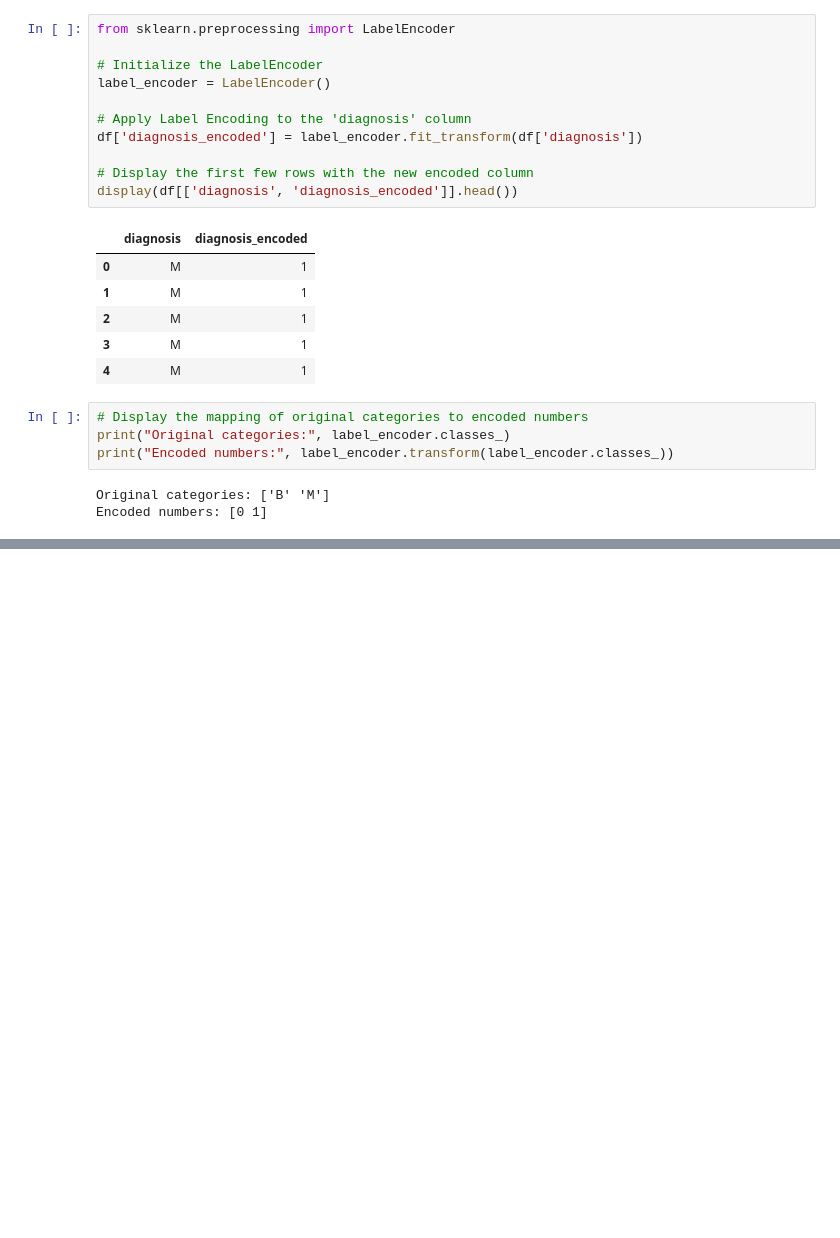
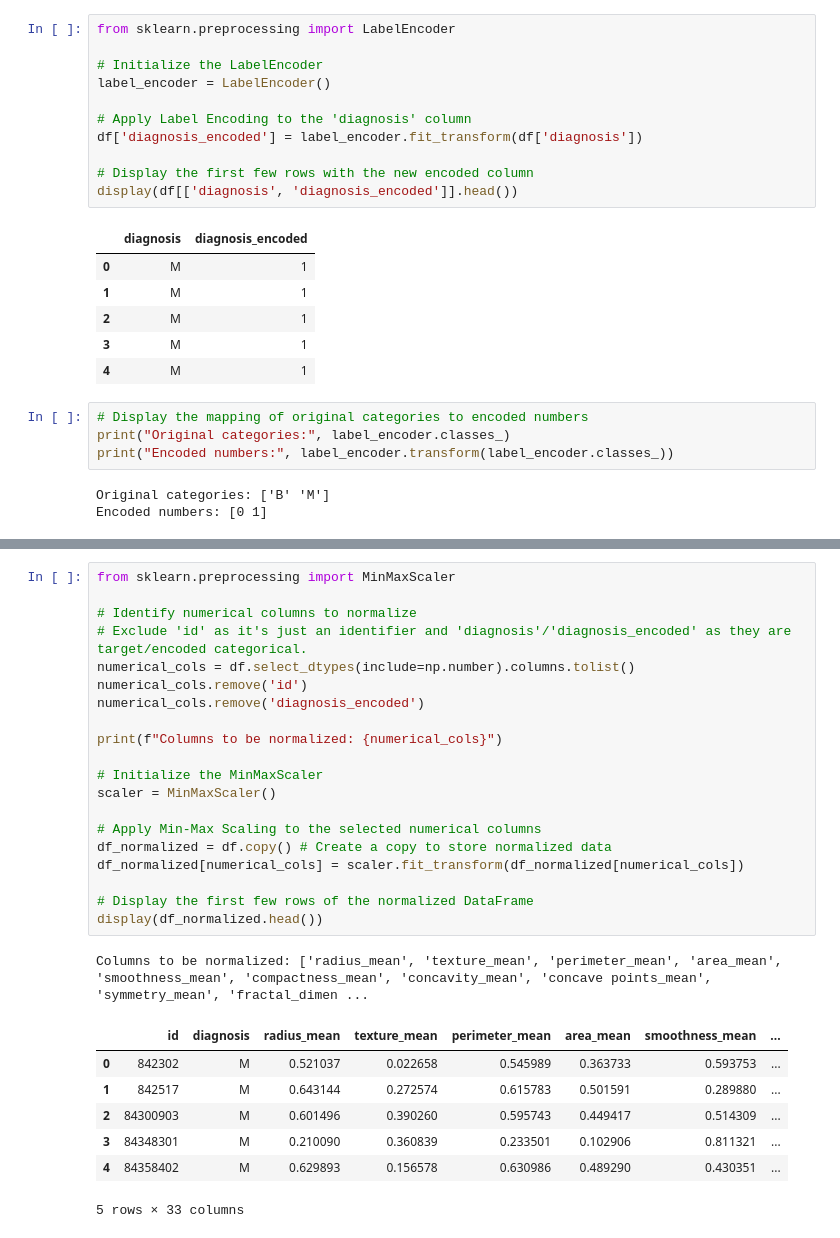
Before and after one commit to AbhishekShah272002/Deep-Learning-and-NLP, a Jupyter notebook: Breastcancer_UsingANN.ipynb, the cells around one changed output, grey strips where cells are left out. Cells and saved outputs as stored; diff of their text form; blank space fills up the shorter version.

```diff
--- a/Breastcancer_UsingANN.ipynb
+++ b/Breastcancer_UsingANN.ipynb
@@ -92,0 +100,29 @@ Encoded numbers: [0 1]
+# %%
+from sklearn.preprocessing import MinMaxScaler
+
+# Identify numerical columns to normalize
+# Exclude 'id' as it's just an identifier and 'diagnosis'/'diagnosis_encoded' as they are target/encoded categorical.
+numerical_cols = df.select_dtypes(include=np.number).columns.tolist()
+numerical_cols.remove('id')
+numerical_cols.remove('diagnosis_encoded')
+
+print(f"Columns to be normalized: {numerical_cols}")
+
+# Initialize the MinMaxScaler
+scaler = MinMaxScaler()
+
+# Apply Min-Max Scaling to the selected numerical columns
+df_normalized = df.copy() # Create a copy to store normalized data
+df_normalized[numerical_cols] = scaler.fit_transform(df_normalized[numerical_cols])
+
+# Display the first few rows of the normalized DataFrame
+display(df_normalized.head())
+# %% [output]
+Columns to be normalized: ['radius_mean', 'texture_mean', 'perimeter_mean', 'area_mean', 'smoothness_mean', 'compactness_mean', 'concavity_mean', 'concave points_mean', 'symmetry_mean', 'fractal_dimen ...
+|  | id | diagnosis | radius_mean | texture_mean | perimeter_mean | area_mean | smoothness_mean | ... |
+| 0 | 842302 | M | 0.521037 | 0.022658 | 0.545989 | 0.363733 | 0.593753 | ... |
+| 1 | 842517 | M | 0.643144 | 0.272574 | 0.615783 | 0.501591 | 0.289880 | ... |
+| 2 | 84300903 | M | 0.601496 | 0.390260 | 0.595743 | 0.449417 | 0.514309 | ... |
+| 3 | 84348301 | M | 0.210090 | 0.360839 | 0.233501 | 0.102906 | 0.811321 | ... |
+| 4 | 84358402 | M | 0.629893 | 0.156578 | 0.630986 | 0.489290 | 0.430351 | ... |
+5 rows × 33 columns
```
Also changed, not shown: parts of 2 cells of this notebook.
